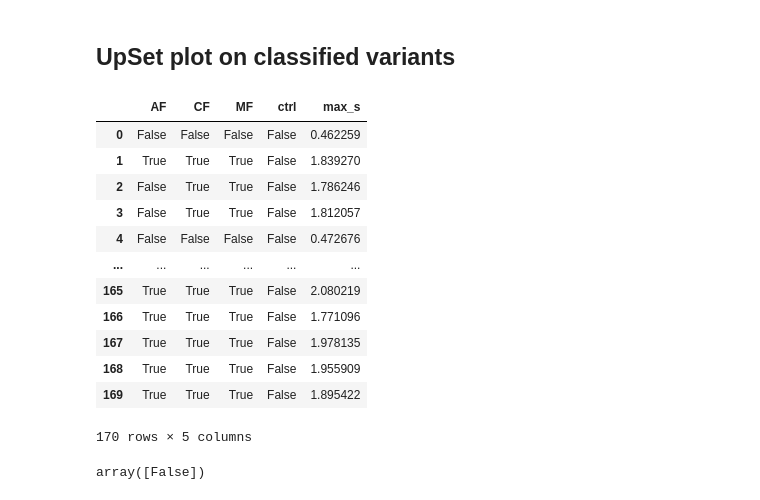
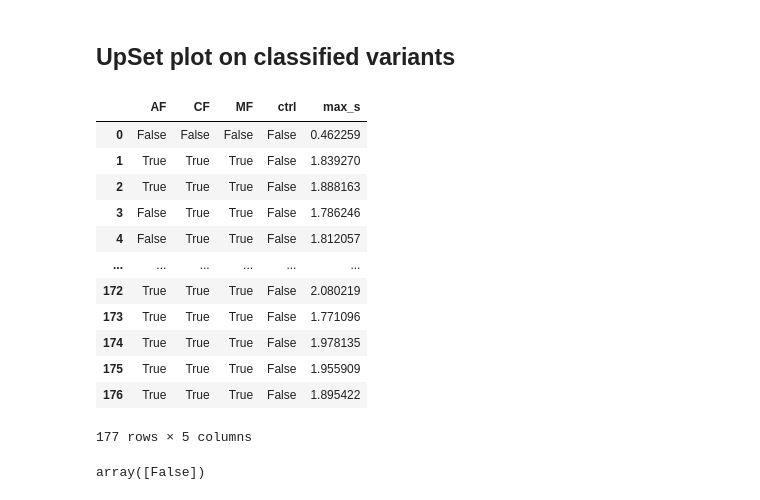
Before and after one commit to durr1602/fks_gyoza, a Jupyter notebook: post/notebooks/classify_gyoza_data.ipynb, the cells around one changed output. Saved outputs shown, nothing was run; the diff lists cells and outputs as text; code cells hidden in the pictures.

```diff
--- a/post/notebooks/classify_gyoza_data.ipynb
+++ b/post/notebooks/classify_gyoza_data.ipynb
@@ -22,14 +21,11 @@ from upsetplot import UpSet
 ## Specify paths
 # %%
 # Input
-aggdata_outpath = '../../results/df/avg_scores.csv'
-missing_mut_path = '../growth_data/validation_DMS_missing_estimates.csv'
+data_path = f'../classified/{"_".join([strain,locus])}/{data}'
+thresholds = f'../classified/{"_".join([strain,locus])}/thresholds.csv'
 fungamr_path = '../fungamr/fungamrmut_filtered.tsv'
 
 # Output
 classified_outpath = f'../classified/{"_".join([strain,locus])}/'
-if not os.path.exists(classified_outpath):
-    os.makedirs(classified_outpath)
-
 graph_outpath = '../graphs/'
 fungamr_outpath = '../fungamr/'
@@ -433,0 +59,3 @@ def refine_class(v, comp, threshdf):
+# %%
+df = pd.read_csv(data_path)
+stddf = pd.read_csv(thresholds)
@@ -434,3 +64,6 @@ def refine_class(v, comp, threshdf):
 # %%
-GMMdf['refined_class'] = GMMdf.apply(lambda row: refine_class(row.s, row.compound, stddf), axis=1)
-GMMdf
+
+df['refined_class'] = df.apply(lambda row: refine_class(row.s, row.compound, stddf), axis=1)
+df['sensres'] = df.refined_class.replace({'intermediary':'resistant',
+                                                'WT-like':'sensitive', 'slightly deleterious':'sensitive', 'deleterious':'deleterious'})
+df.to_csv(data_path, index=False)
@@ -625,35 +161,35 @@ plt.savefig(f'{graph_outpath}/{"_".join([strain,locus])}_distribution_effects_ru
 # %%
 parse_dict = {'resistant':True, 'sensitive':False, 'deleterious':False}
 # %%
-BYnnkCompWide = GMMdf.pivot_table(index='aa_seq',
+BYnnkCompWide = df.pivot_table(index='aa_seq',
                                     columns='compound',
                                     values=['s','sensres'],
                                     aggfunc='first'
                                    ).reset_index()
 BYnnkCompWide['max_s'] = BYnnkCompWide['s'].max(axis=1)
 bincat = BYnnkCompWide['sensres'].replace(parse_dict)
 bincat.rename(columns={'anidulafungin':'AF',
                        'caspofungin':'CF',
                        'micafungin':'MF',
                        'none':'ctrl'
                       }, inplace=True)
 compounds = ['AF','CF','MF']
 bincat = pd.concat([bincat, BYnnkCompWide[['max_s']].droplevel(1, axis=1)], axis=1)
 bincat
 # %% [output]
 |  | AF | CF | MF | ctrl | max_s |
 | 0 | False | False | False | False | 0.462259 |
 | 1 | True | True | True | False | 1.839270 |
-| 2 | False | True | True | False | 1.786246 |
-| 3 | False | True | True | False | 1.812057 |
-| 4 | False | False | False | False | 0.472676 |
+| 2 | True | True | True | False | 1.888163 |
+| 3 | False | True | True | False | 1.786246 |
+| 4 | False | True | True | False | 1.812057 |
 | ... | ... | ... | ... | ... | ... |
-| 165 | True | True | True | False | 2.080219 |
-| 166 | True | True | True | False | 1.771096 |
-| 167 | True | True | True | False | 1.978135 |
-| 168 | True | True | True | False | 1.955909 |
-| 169 | True | True | True | False | 1.895422 |
+| 172 | True | True | True | False | 2.080219 |
+| 173 | True | True | True | False | 1.771096 |
+| 174 | True | True | True | False | 1.978135 |
+| 175 | True | True | True | False | 1.955909 |
+| 176 | True | True | True | False | 1.895422 |
-170 rows × 5 columns
+177 rows × 5 columns
 # %%
 bincat.ctrl.unique()
 # %% [output]
```
Also changed, not shown: parts of 53 cells of this notebook, 12 other files.
